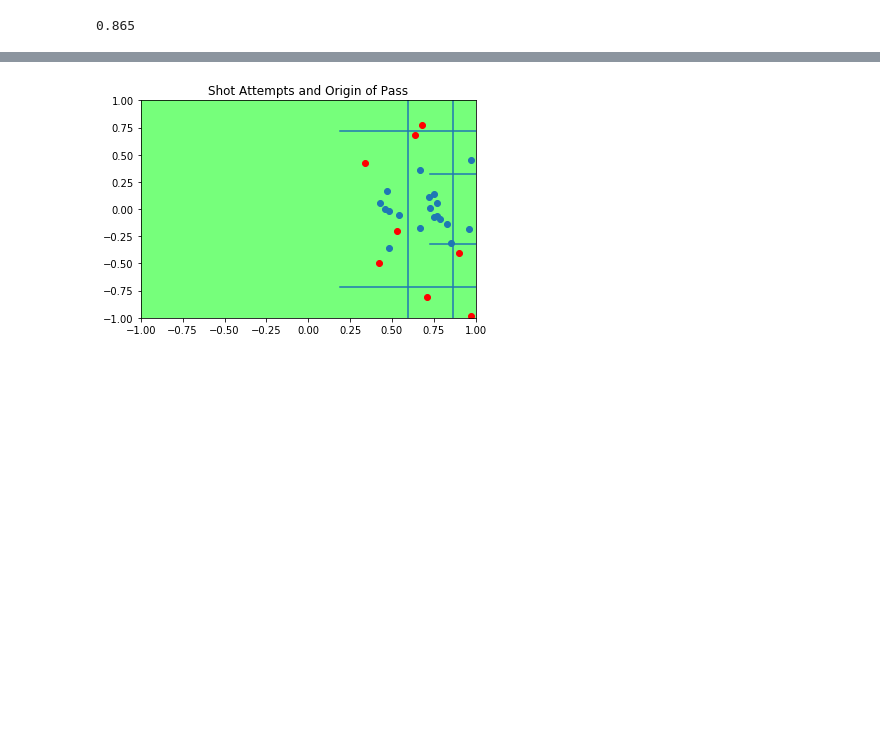
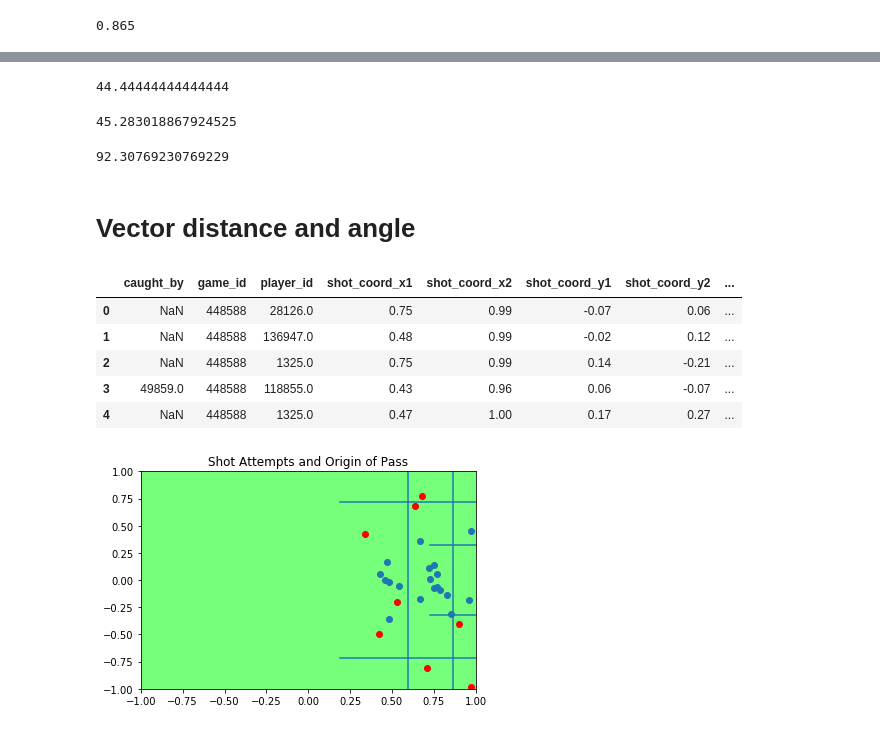
Before and after one commit to d-v-dlee/super_liga_xg, a Jupyter notebook: test_functions.ipynb, the cells around one changed output, grey strips where cells are left out. Drawn from its saved outputs; the diff is of its cells as text; code cells hidden in the pictures; blank space fills up the shorter version.

```diff
--- a/test_functions.ipynb
+++ b/test_functions.ipynb
@@ -239,3 +255,27 @@ six_yard
+# %%
+(12 / .27)
+# %% [output]
+44.44444444444444
+# %%
+xd2 = .265/12
+12/.26
+# %% [output]
+45.283018867924525
+# %%
+2 / .26 * 12
+# %% [output]
+92.30769230769229
+# %% [markdown]
+# Vector distance and angle
+# %%
+transposed_df.head()
+# %% [output]
+|  | caught_by | game_id | player_id | shot_coord_x1 | shot_coord_x2 | shot_coord_y1 | shot_coord_y2 | ... |
+| 0 | NaN | 448588 | 28126.0 | 0.75 | 0.99 | -0.07 | 0.06 | ... |
+| 1 | NaN | 448588 | 136947.0 | 0.48 | 0.99 | -0.02 | 0.12 | ... |
+| 2 | NaN | 448588 | 1325.0 | 0.75 | 0.99 | 0.14 | -0.21 | ... |
+| 3 | 49859.0 | 448588 | 118855.0 | 0.43 | 0.96 | 0.06 | -0.07 | ... |
+| 4 | NaN | 448588 | 1325.0 | 0.47 | 1.00 | 0.17 | 0.27 | ... |
 # %%
 fig, ax = plt.subplots()
 ax.scatter(transposed_df['shot_coord_x1'], transposed_df['shot_coord_y1'])
```
Also changed, not shown: parts of 12 cells of this notebook, 3 other files.
